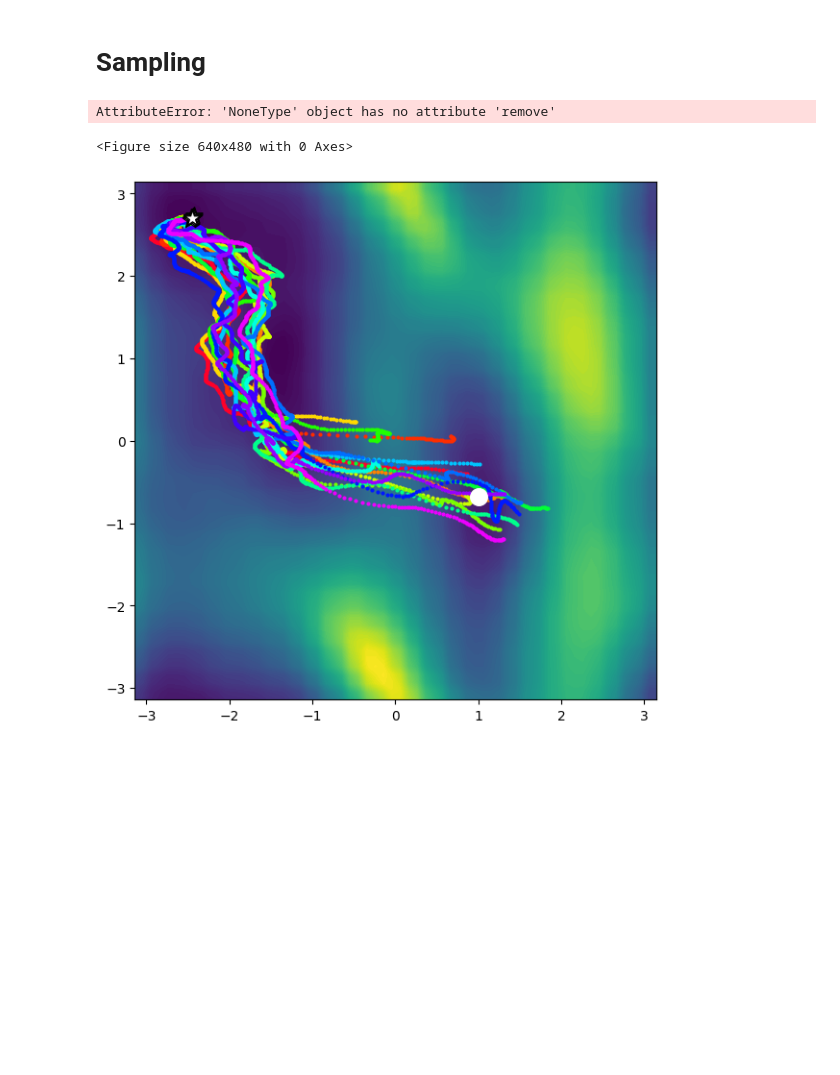
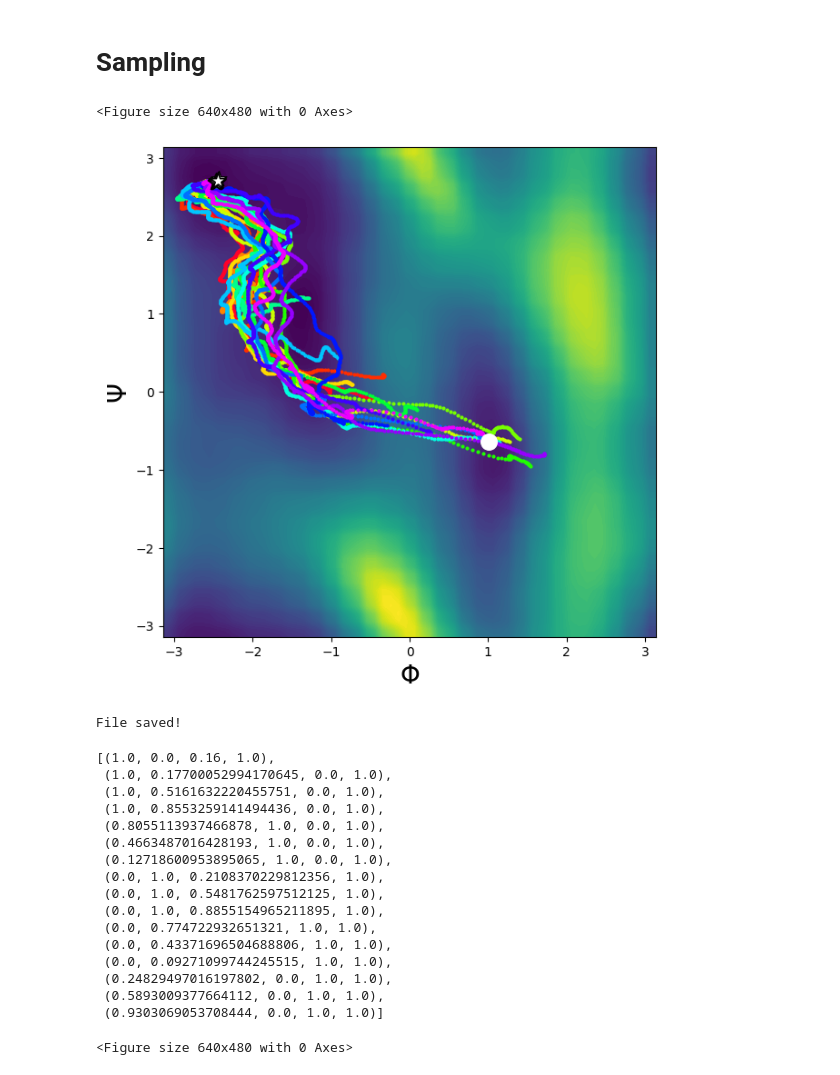
Before and after one commit to seonghyun26/pips, a Jupyter notebook: visualize-PIPS.ipynb, the cells around one changed output. Drawn from its saved outputs; the diff is of its cells as text; code cells hidden in the pictures; blank space fills up the shorter version.

```diff
--- a/visualize-PIPS.ipynb
+++ b/visualize-PIPS.ipynb
@@ -240,8 +239,27 @@ reset(MDs)
 # Print results
 phi_cost, t = phi(paths, ending_positions)
 order = phi_cost.argsort()
-colors = PlotPathsAlanine(paths, ending_positions)
-# %% [output]
-AttributeError: 'NoneType' object has no attribute 'remove'
-<Figure size 640x480 with 0 Axes>
-[figure, removed]
+# %%
+from plotting.PlotPathsAlanine import PlotPathsAlanine
+PlotPathsAlanine(paths, ending_positions)
+# %% [output]
+<Figure size 640x480 with 0 Axes>
+[figure, added]
+File saved!
+[(1.0, 0.0, 0.16, 1.0),
+ (1.0, 0.17700052994170645, 0.0, 1.0),
+ (1.0, 0.5161632220455751, 0.0, 1.0),
+ (1.0, 0.8553259141494436, 0.0, 1.0),
+ (0.8055113937466878, 1.0, 0.0, 1.0),
+ (0.4663487016428193, 1.0, 0.0, 1.0),
+ (0.12718600953895065, 1.0, 0.0, 1.0),
+ (0.0, 1.0, 0.2108370229812356, 1.0),
+ (0.0, 1.0, 0.5481762597512125, 1.0),
+ (0.0, 1.0, 0.8855154965211895, 1.0),
+ (0.0, 0.774722932651321, 1.0, 1.0),
+ (0.0, 0.43371696504688806, 1.0, 1.0),
+ (0.0, 0.09271099744245515, 1.0, 1.0),
+ (0.24829497016197802, 0.0, 1.0, 1.0),
+ (0.5893009377664112, 0.0, 1.0, 1.0),
+ (0.9303069053708444, 0.0, 1.0, 1.0)]
+<Figure size 640x480 with 0 Axes>
```
Also changed, not shown: parts of 1 cell of this notebook, 10 other files.
